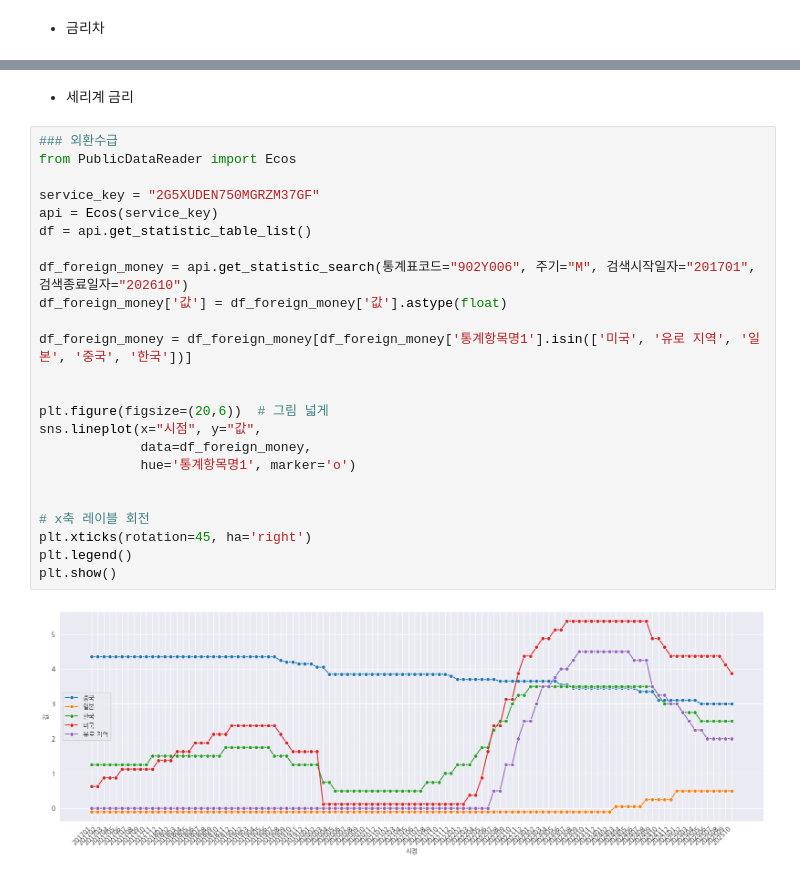
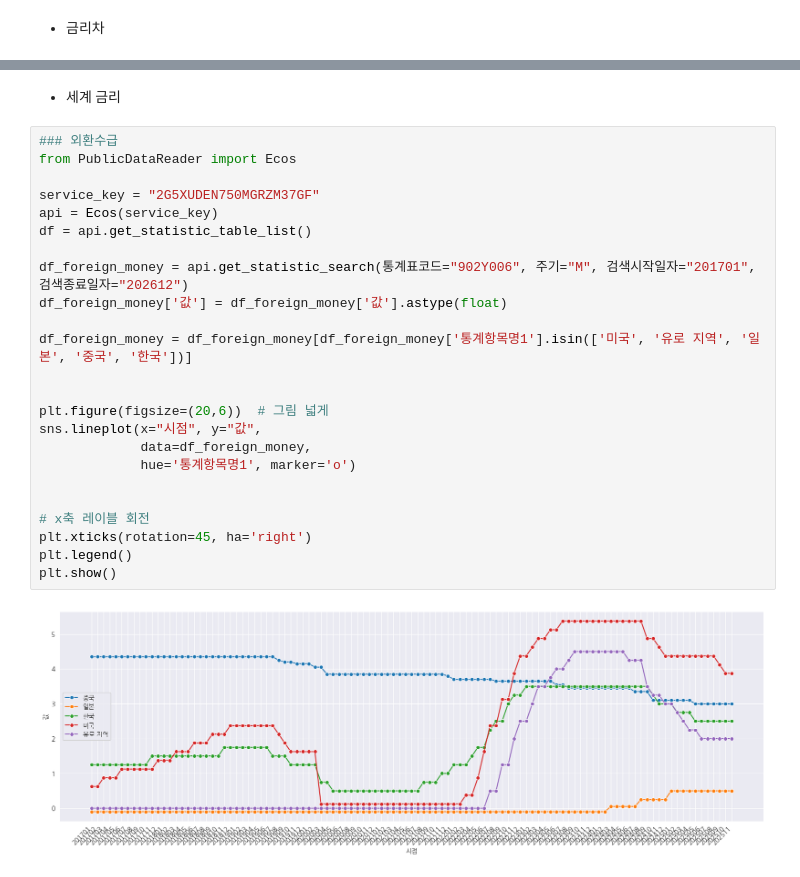
Before and after one commit to cbyangel/MacroEconomy, a Jupyter notebook: notebooks/5.금리.ipynb, the cells around one changed output, grey strips where cells are left out. Saved outputs shown, nothing was run; the diff lists cells and outputs as text.

```diff
--- a/notebooks/5.금리.ipynb
+++ b/notebooks/5.금리.ipynb
@@ -211,28 +146,28 @@ plt.show()
 # %% [markdown]
-- 세리계 금리
+- 세계 금리
 # %%
 ### 외환수급
 from PublicDataReader import Ecos
 
 service_key = "2G5XUDEN750MGRZM37GF"
 api = Ecos(service_key)
 df = api.get_statistic_table_list()
 
-df_foreign_money = api.get_statistic_search(통계표코드="902Y006", 주기="M", 검색시작일자="201701", 검색종료일자="202610")
+df_foreign_money = api.get_statistic_search(통계표코드="902Y006", 주기="M", 검색시작일자="201701", 검색종료일자="202612")
 df_foreign_money['값'] = df_foreign_money['값'].astype(float)
 
 df_foreign_money = df_foreign_money[df_foreign_money['통계항목명1'].isin(['미국', '유로 지역', '일본', '중국', '한국'])]
 
 
 plt.figure(figsize=(20,6))  # 그림 넓게
 sns.lineplot(x="시점", y="값",
              data=df_foreign_money,
              hue='통계항목명1', marker='o')
 
 
 # x축 레이블 회전
 plt.xticks(rotation=45, ha='right')
 plt.legend()
 plt.show()
 # %% [output]
-[figure, old version]
+[figure, new version]
```
Also changed, not shown: parts of 15 cells of this notebook, 17 other files.
